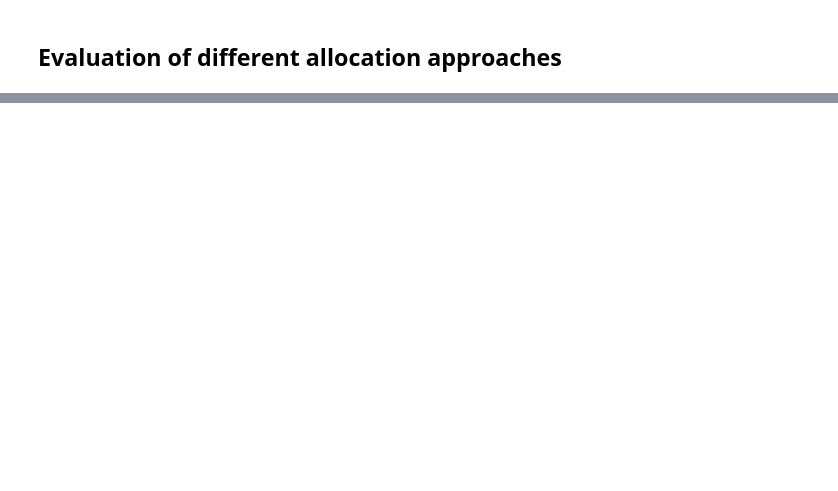
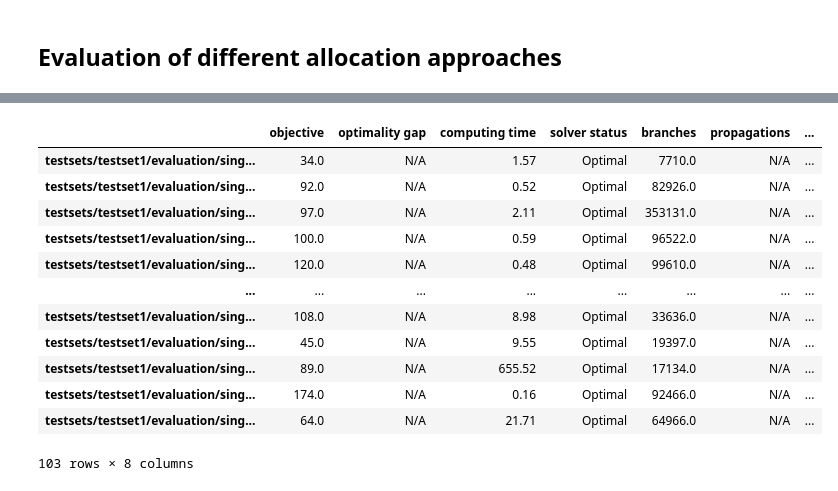
Before and after one commit to Schlixmann/ra_pst_py, a Jupyter notebook: evaluation.ipynb, the cells around one changed output, grey strips where cells are left out. Cells and saved outputs as stored; diff of their text form; code cells hidden in the pictures; blank space fills up the shorter version.

```diff
--- a/evaluation.ipynb
+++ b/evaluation.ipynb
@@ -56,0 +76,16 @@ df.sort_values(by="objective")
+# %%
+df
+# %% [output]
+|  | objective | optimality gap | computing time | solver status | branches | propagations | ... |
+| testsets/testset1/evaluation/sing... | 34.0 | N/A | 1.57 | Optimal | 7710.0 | N/A | ... |
+| testsets/testset1/evaluation/sing... | 92.0 | N/A | 0.52 | Optimal | 82926.0 | N/A | ... |
+| testsets/testset1/evaluation/sing... | 97.0 | N/A | 2.11 | Optimal | 353131.0 | N/A | ... |
+| testsets/testset1/evaluation/sing... | 100.0 | N/A | 0.59 | Optimal | 96522.0 | N/A | ... |
+| testsets/testset1/evaluation/sing... | 120.0 | N/A | 0.48 | Optimal | 99610.0 | N/A | ... |
+| ... | ... | ... | ... | ... | ... | ... | ... |
+| testsets/testset1/evaluation/sing... | 108.0 | N/A | 8.98 | Optimal | 33636.0 | N/A | ... |
+| testsets/testset1/evaluation/sing... | 45.0 | N/A | 9.55 | Optimal | 19397.0 | N/A | ... |
+| testsets/testset1/evaluation/sing... | 89.0 | N/A | 655.52 | Optimal | 17134.0 | N/A | ... |
+| testsets/testset1/evaluation/sing... | 174.0 | N/A | 0.16 | Optimal | 92466.0 | N/A | ... |
+| testsets/testset1/evaluation/sing... | 64.0 | N/A | 21.71 | Optimal | 64966.0 | N/A | ... |
+103 rows × 8 columns
```
Also changed, not shown: parts of 4 cells of this notebook, 4 other files.
